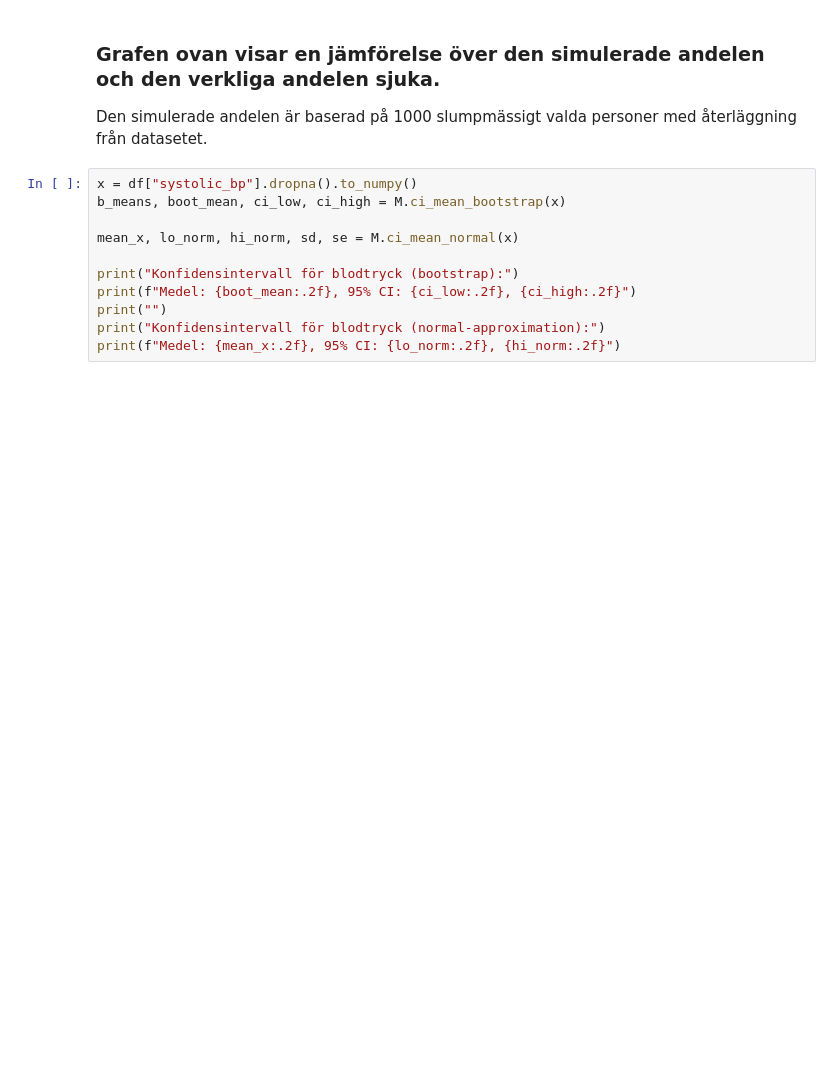
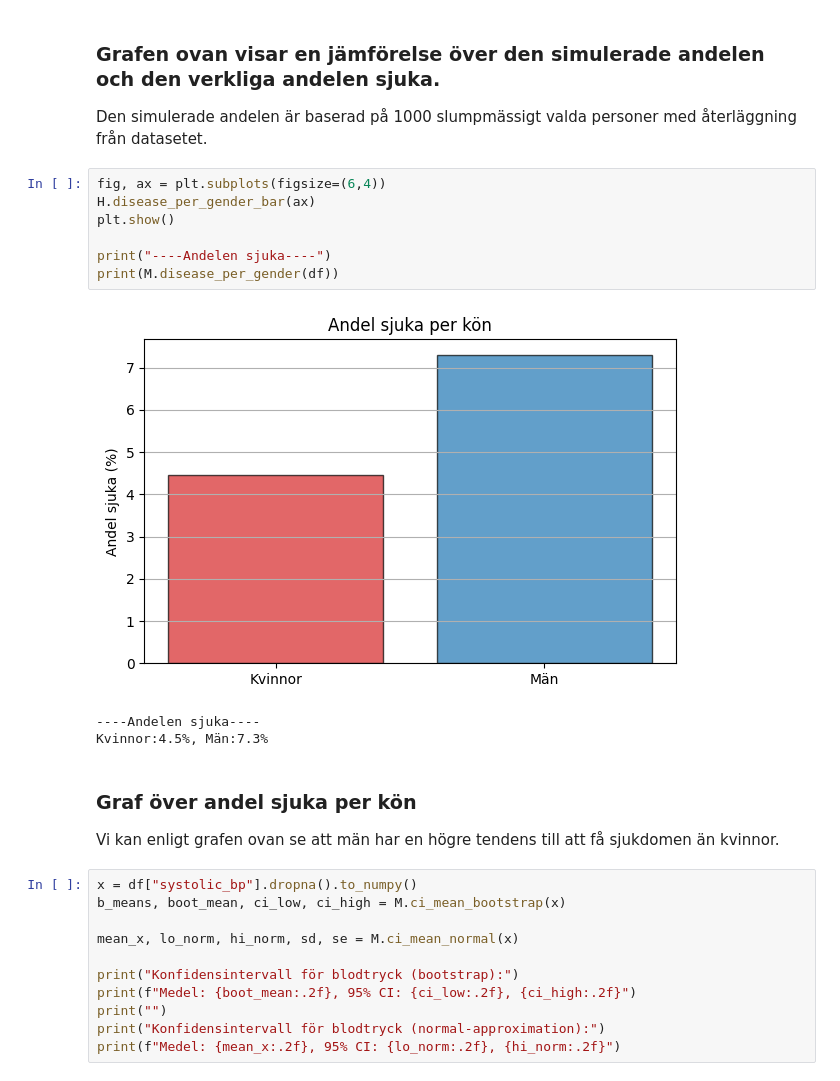
Before and after one commit to MagdalenaPersson/health-study, a Jupyter notebook: report.ipynb, the cells around one changed output. Cells and saved outputs as stored; diff of their text form; blank space fills up the shorter version.

Commit message:
added bar over disease per gender

```diff
--- a/report.ipynb
+++ b/report.ipynb
@@ -114,6 +113,21 @@ plt.show;
 # %% [markdown]
 ### Grafen ovan visar en jämförelse över den simulerade andelen och den verkliga andelen sjuka.
 Den simulerade andelen är baserad på 1000 slumpmässigt valda personer med återläggning från datasetet.
+# %%
+fig, ax = plt.subplots(figsize=(6,4))
+H.disease_per_gender_bar(ax)
+plt.show()
+
+print("----Andelen sjuka----")
+print(M.disease_per_gender(df))
+# %% [output]
+[figure, added]
+----Andelen sjuka----
+Kvinnor:4.5%, Män:7.3%
+# %% [markdown]
+### Graf över andel sjuka per kön
+
+Vi kan enligt grafen ovan se att män har en högre tendens till att få sjukdomen än kvinnor.
 # %%
 x = df["systolic_bp"].dropna().to_numpy()
 b_means, boot_mean, ci_low, ci_high = M.ci_mean_bootstrap(x)
```
Also changed, not shown: parts of 2 cells of this notebook, 2 other files.
